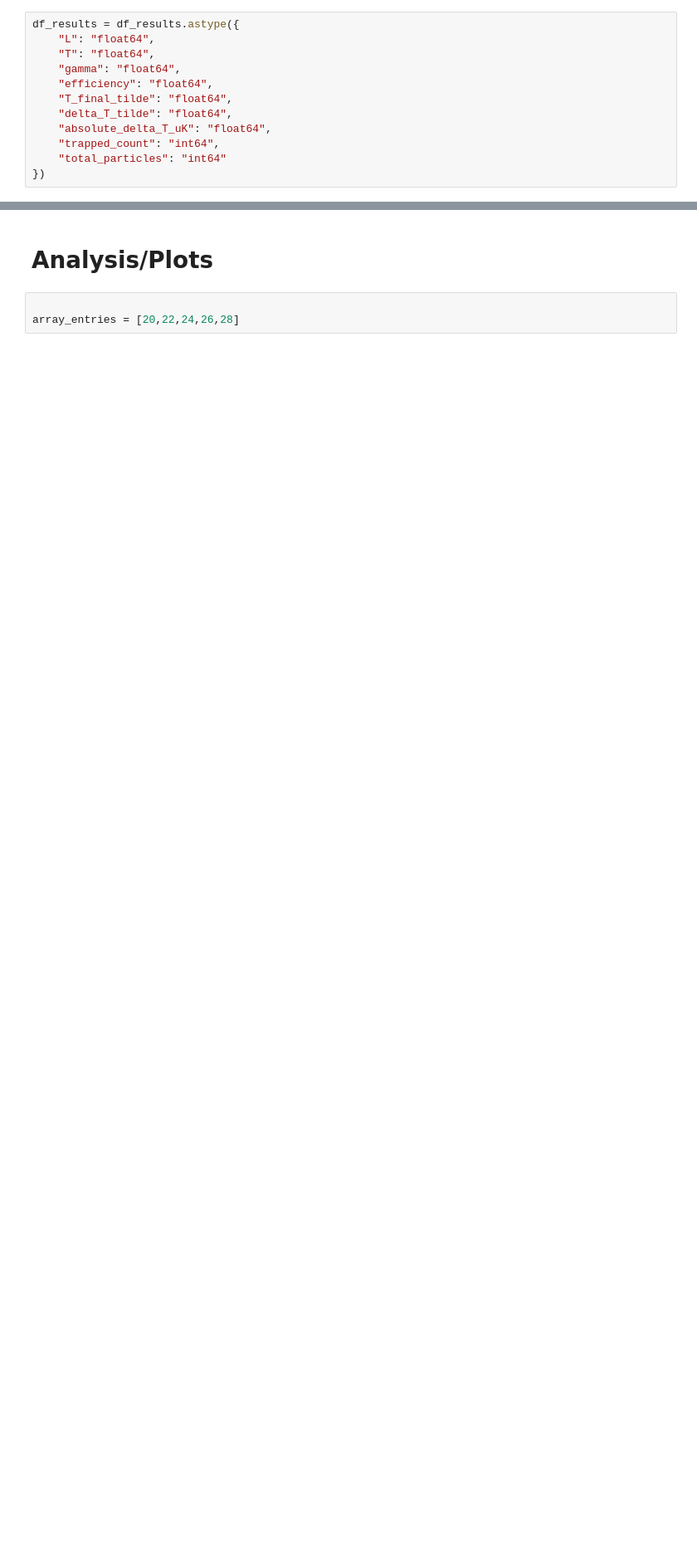
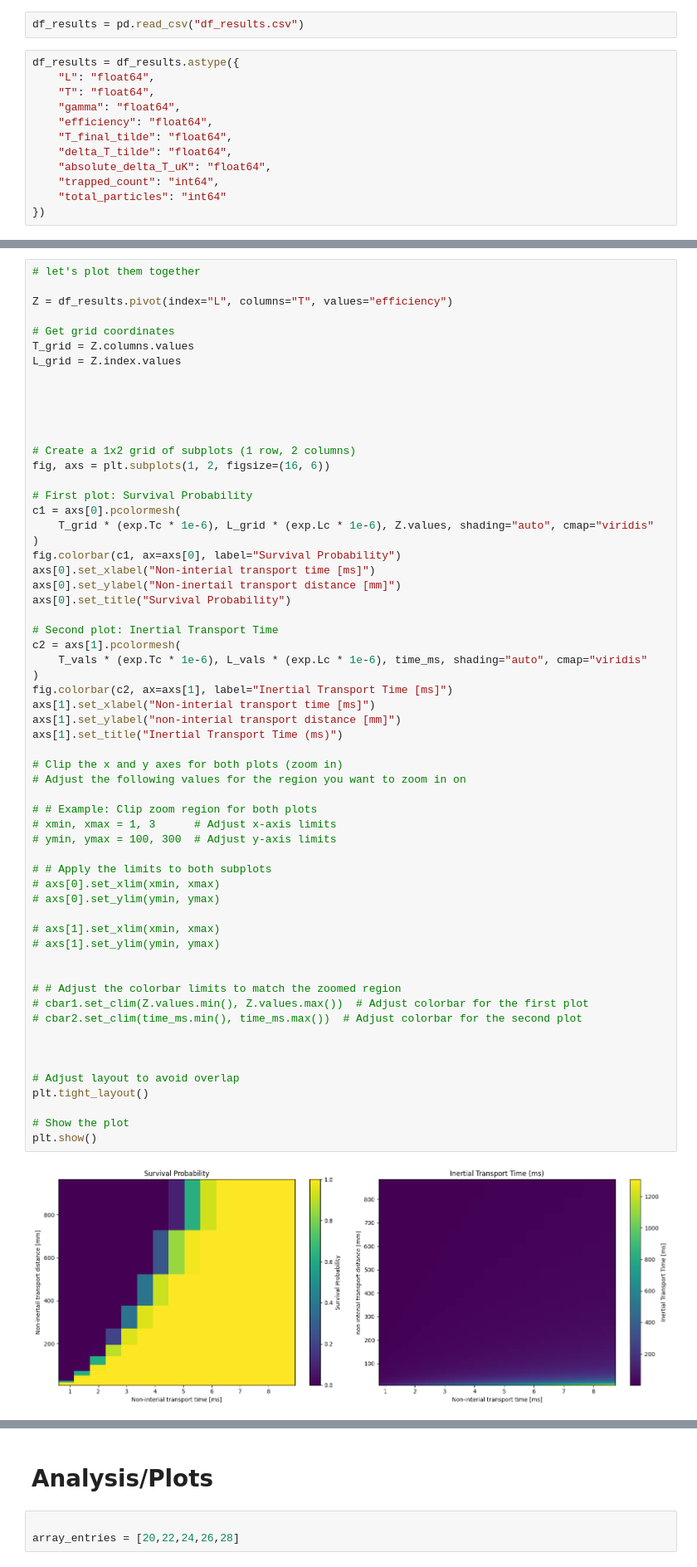
Before and after one commit to jorgegponce/sr-conveyor-belt, a Jupyter notebook: 1D_transport_simulation.ipynb, the cells around one changed output, grey strips where cells are left out. Shown: that part at 83% size. Cells and saved outputs as stored; diff of their text form; blank space fills up the shorter version.

```diff
--- a/1D_transport_simulation.ipynb
+++ b/1D_transport_simulation.ipynb
@@ -451,6 +456,8 @@ with open("results.pkl", "wb") as f:
     pickle.dump(results, f)
 # %%
 df_results.to_csv("df_results.csv", index=False)
+# %%
+df_results = pd.read_csv("df_results.csv")
 # %%
 df_results = df_results.astype({
     "L": "float64",
@@ -516,0 +498,62 @@ plt.show()
+# %%
+# let's plot them together
+
+Z = df_results.pivot(index="L", columns="T", values="efficiency")
+
+# Get grid coordinates
+T_grid = Z.columns.values
+L_grid = Z.index.values
+
+
+
+
+
+# Create a 1x2 grid of subplots (1 row, 2 columns)
+fig, axs = plt.subplots(1, 2, figsize=(16, 6))
+
+# First plot: Survival Probability
+c1 = axs[0].pcolormesh(
+    T_grid * (exp.Tc * 1e-6), L_grid * (exp.Lc * 1e-6), Z.values, shading="auto", cmap="viridis"
+)
+fig.colorbar(c1, ax=axs[0], label="Survival Probability")
+axs[0].set_xlabel("Non-interial transport time [ms]")
+axs[0].set_ylabel("Non-inertail transport distance [mm]")
+axs[0].set_title("Survival Probability")
+
+# Second plot: Inertial Transport Time
+c2 = axs[1].pcolormesh(
+    T_vals * (exp.Tc * 1e-6), L_vals * (exp.Lc * 1e-6), time_ms, shading="auto", cmap="viridis"
+)
+fig.colorbar(c2, ax=axs[1], label="Inertial Transport Time [ms]")
+axs[1].set_xlabel("Non-interial transport time [ms]")
+axs[1].set_ylabel("non-interial transport distance [mm]")
+axs[1].set_title("Inertial Transport Time (ms)")
+
+# Clip the x and y axes for both plots (zoom in)
+# Adjust the following values for the region you want to zoom in on
+
+# # Example: Clip zoom region for both plots
+# xmin, xmax = 1, 3      # Adjust x-axis limits
+# ymin, ymax = 100, 300  # Adjust y-axis limits
+
+# # Apply the limits to both subplots
+# axs[0].set_xlim(xmin, xmax)
+# axs[0].set_ylim(ymin, ymax)
+
+# axs[1].set_xlim(xmin, xmax)
+# axs[1].set_ylim(ymin, ymax)
+
+
+# # Adjust the colorbar limits to match the zoomed region
+# cbar1.set_clim(Z.values.min(), Z.values.max())  # Adjust colorbar for the first plot
+# cbar2.set_clim(time_ms.min(), time_ms.max())  # Adjust colorbar for the second plot
+
+
+
+# Adjust layout to avoid overlap
+plt.tight_layout()
+
+# Show the plot
+plt.show()
+# %% [output]
+[figure, added]
```
Also changed, not shown: parts of 7 cells of this notebook.
